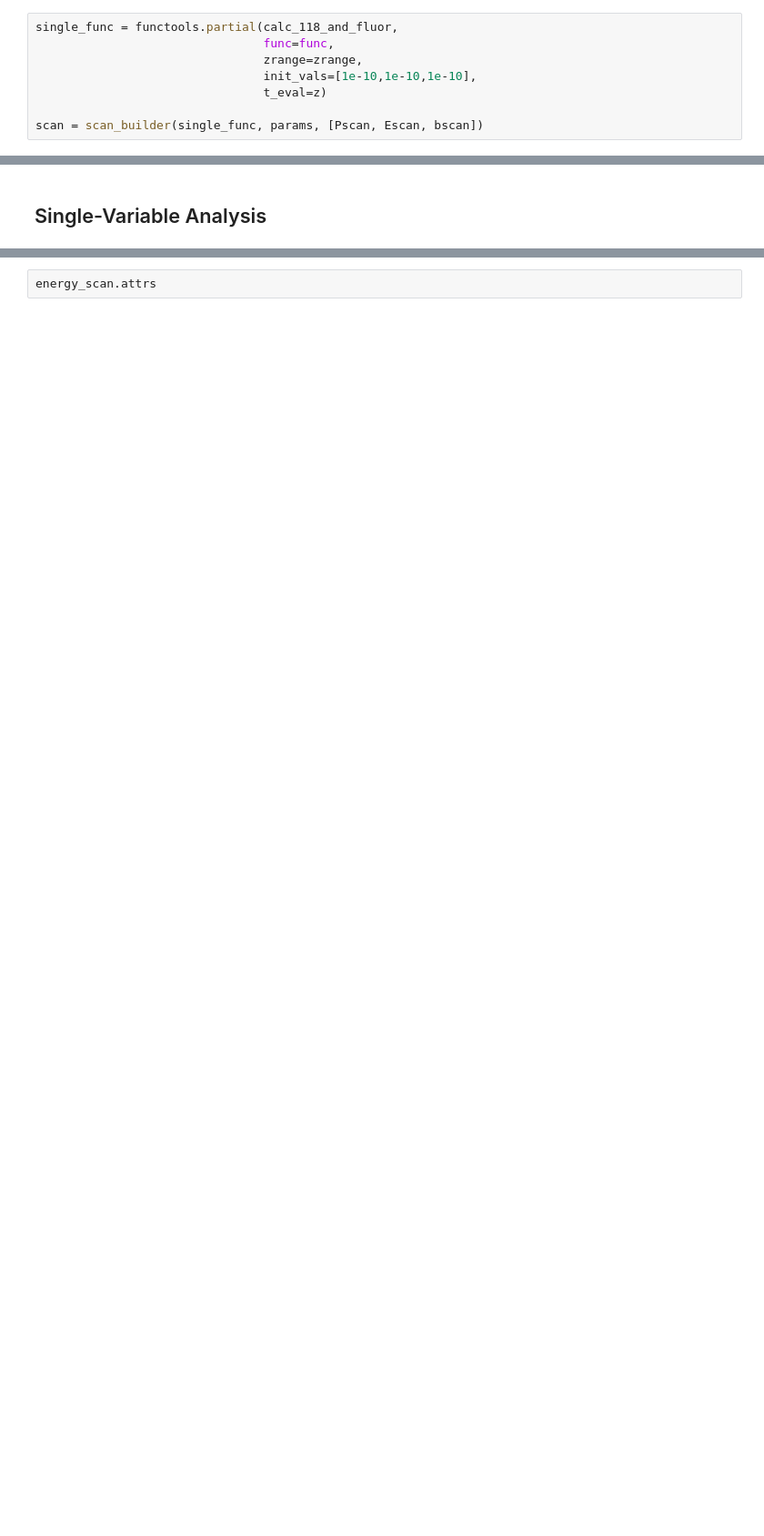
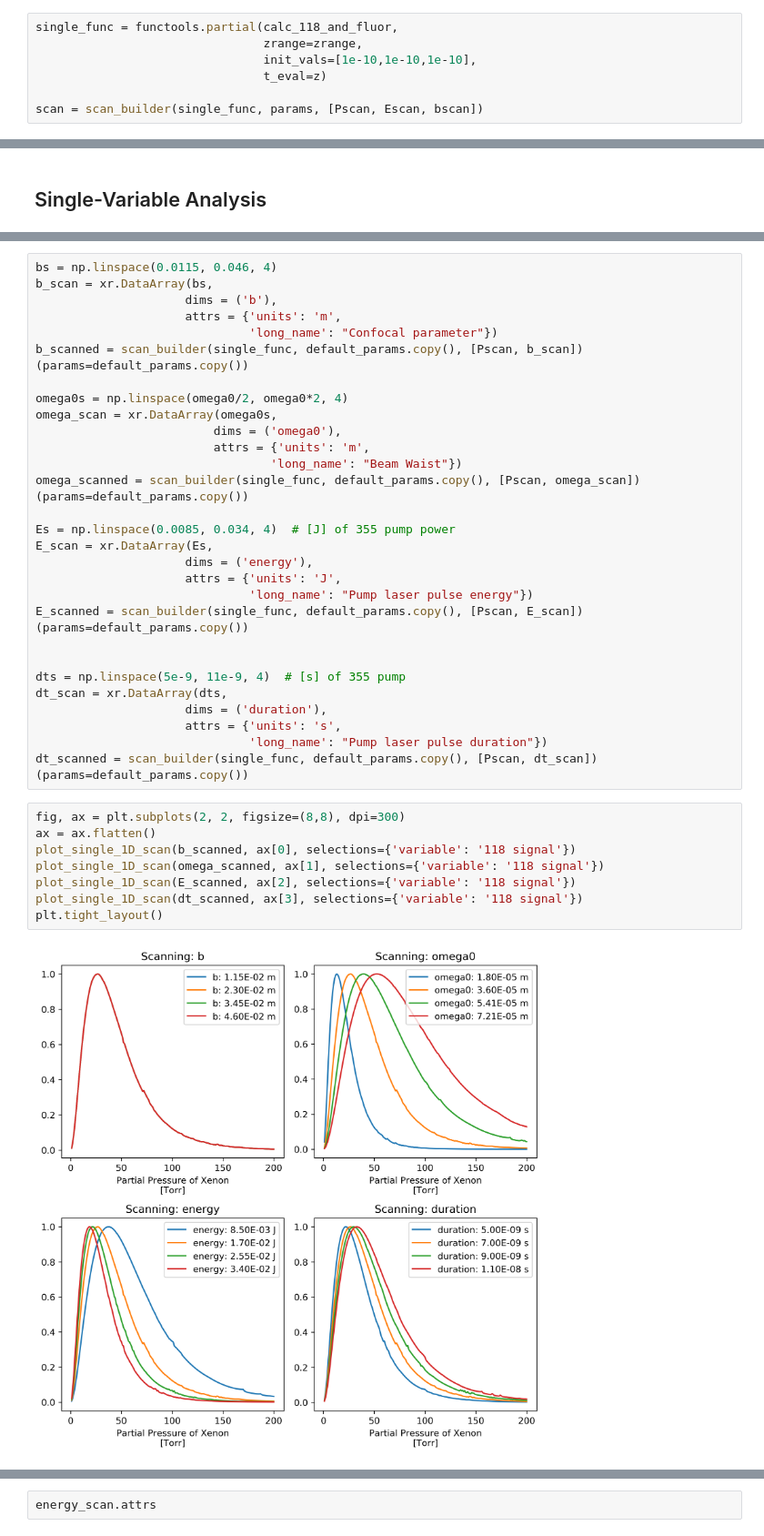
Before and after one commit to jasonbossert/uv_generation, a Jupyter notebook: notebooks/uv_generation.ipynb, the cells around one changed output, grey strips where cells are left out. Shown at 91% size. Drawn from its saved outputs; the diff is of its cells as text; blank space fills up the shorter version.

```diff
--- a/notebooks/uv_generation.ipynb
+++ b/notebooks/uv_generation.ipynb
@@ -804,6 +845,5 @@ bscan = xr.DataArray(bs,
 # %%
 single_func = functools.partial(calc_118_and_fluor,
-                                func=func,
                                 zrange=zrange,
                                 init_vals=[1e-10,1e-10,1e-10],
                                 t_eval=z)
@@ -850,0 +940,39 @@ scanned.sel(variable='118 signal', energy=0.017).plot()
+# %%
+bs = np.linspace(0.0115, 0.046, 4)
+b_scan = xr.DataArray(bs,
+                     dims = ('b'),
+                     attrs = {'units': 'm',
+                              'long_name': "Confocal parameter"})
+b_scanned = scan_builder(single_func, default_params.copy(), [Pscan, b_scan])(params=default_params.copy())
+
+omega0s = np.linspace(omega0/2, omega0*2, 4)
+omega_scan = xr.DataArray(omega0s,
+                         dims = ('omega0'),
+                         attrs = {'units': 'm',
+                                 'long_name': "Beam Waist"})
+omega_scanned = scan_builder(single_func, default_params.copy(), [Pscan, omega_scan])(params=default_params.copy())
+
+Es = np.linspace(0.0085, 0.034, 4)  # [J] of 355 pump power
+E_scan = xr.DataArray(Es,
+                     dims = ('energy'),
+                     attrs = {'units': 'J',
+                              'long_name': "Pump laser pulse energy"})
+E_scanned = scan_builder(single_func, default_params.copy(), [Pscan, E_scan])(params=default_params.copy())
+
+
+dts = np.linspace(5e-9, 11e-9, 4)  # [s] of 355 pump
+dt_scan = xr.DataArray(dts,
+                     dims = ('duration'),
+                     attrs = {'units': 's',
+                              'long_name': "Pump laser pulse duration"})
+dt_scanned = scan_builder(single_func, default_params.copy(), [Pscan, dt_scan])(params=default_params.copy())
+# %%
+fig, ax = plt.subplots(2, 2, figsize=(8,8), dpi=300)
+ax = ax.flatten()
+plot_single_1D_scan(b_scanned, ax[0], selections={'variable': '118 signal'})
+plot_single_1D_scan(omega_scanned, ax[1], selections={'variable': '118 signal'})
+plot_single_1D_scan(E_scanned, ax[2], selections={'variable': '118 signal'})
+plot_single_1D_scan(dt_scanned, ax[3], selections={'variable': '118 signal'})
+plt.tight_layout()
+# %% [output]
+[figure, added]
```
Also changed, not shown: parts of 49 cells of this notebook.
